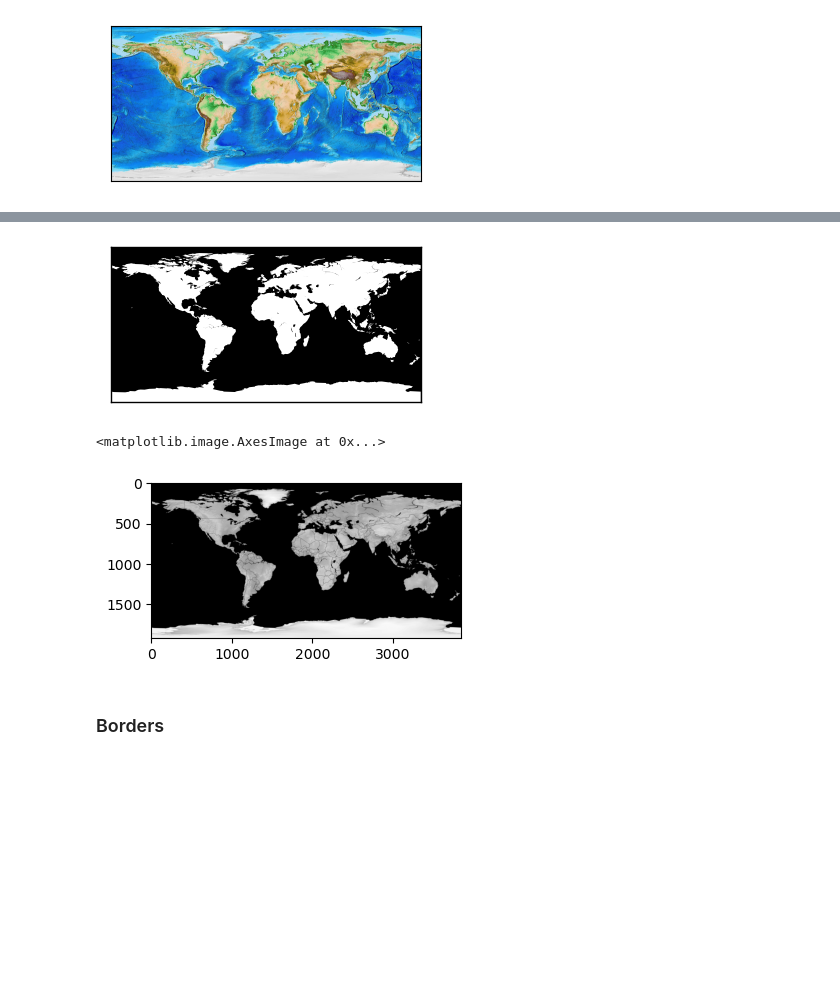
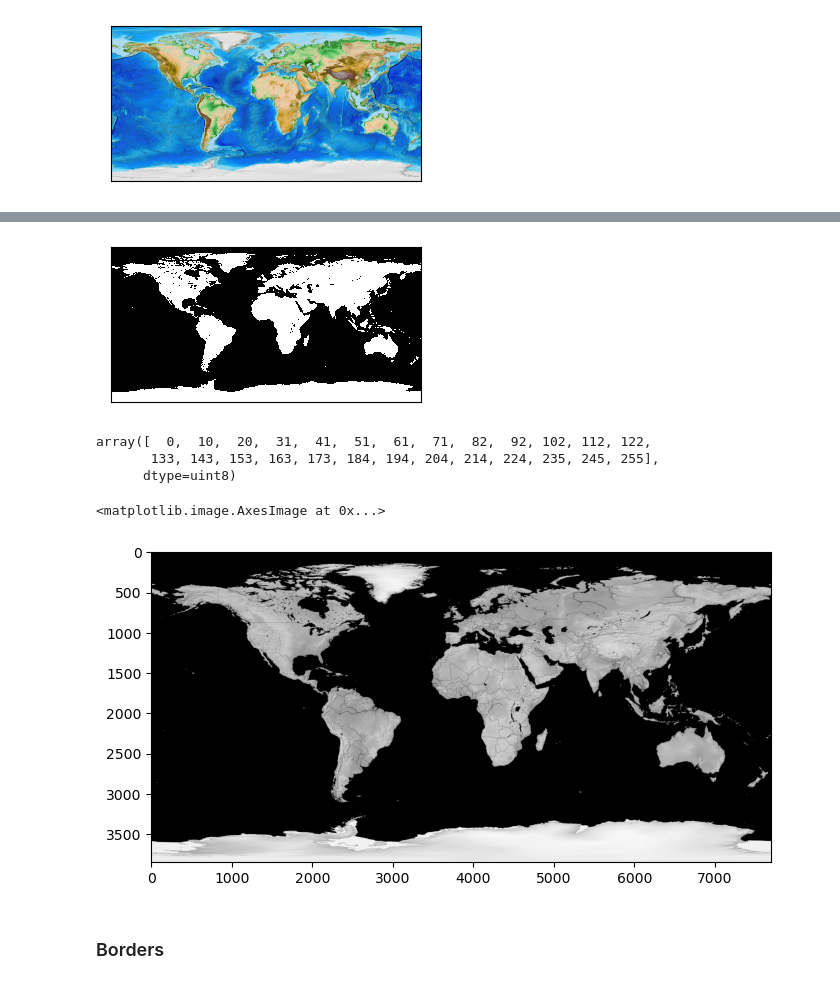
Before and after one commit to bellonet/map-rendering, a Jupyter notebook: backgound_map_tests/basemap.ipynb, the cells around one changed output, grey strips where cells are left out. Drawn from its saved outputs; the diff is of its cells as text; code cells hidden in the pictures; blank space fills up the shorter version.

```diff
--- a/backgound_map_tests/basemap.ipynb
+++ b/backgound_map_tests/basemap.ipynb
@@ -97,9 +95,12 @@ plt.close(fig)
 fig = plt.figure(figsize=fig_siz)
 
 m = Basemap(projection='cyl')
-m.drawmapboundary(fill_color='black')
-m.fillcontinents(color='white',lake_color='black')
+# m.drawmapboundary(fill_color='black')
+# m.fillcontinents(color='white',lake_color='black')
+m.drawlsmask(land_color = 'white',
+               ocean_color="black",
+               resolution = 'i')
 fig.show()
 # %% [output]
-[figure, old version]
+[figure, new version]
 # %%
@@ -126,14 +128,23 @@ gray = cv2.cvtColor(im, cv2.COLOR_RGBA2GRAY)
 
 mask = io.imread('mask.png')
 mask = cv2.cvtColor(mask, cv2.COLOR_RGBA2GRAY)
+# %%
+kernel = np.ones((5,5),np.float32)/25
+dst = cv2.filter2D(mask,-1,kernel)
+# %%
+np.unique(dst)
+# %% [output]
+array([  0,  10,  20,  31,  41,  51,  61,  71,  82,  92, 102, 112, 122,
+       133, 143, 153, 163, 173, 184, 194, 204, 214, 224, 235, 245, 255],
+      dtype=uint8)
 # %%
-gray[mask==0] = 0
+gray[dst<150] = 0
 # %%
-plt.figure(figsize=fig_siz)
+plt.figure(figsize=(8,8))
 plt.imshow(gray, cmap='gray')
 # %% [output]
 <matplotlib.image.AxesImage at 0x...>
-[figure, old version]
+[figure, new version]
 # %%
 io.imsave('shadedrelief_w_borders_and_mask_gray.tif', gray)
 # %% [markdown]
```
Also changed, not shown: parts of 6 cells of this notebook, 1 other file.
